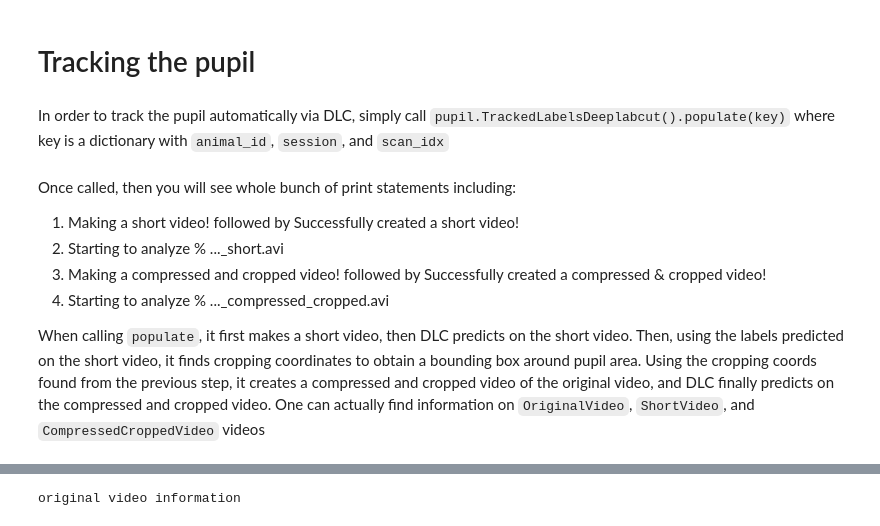
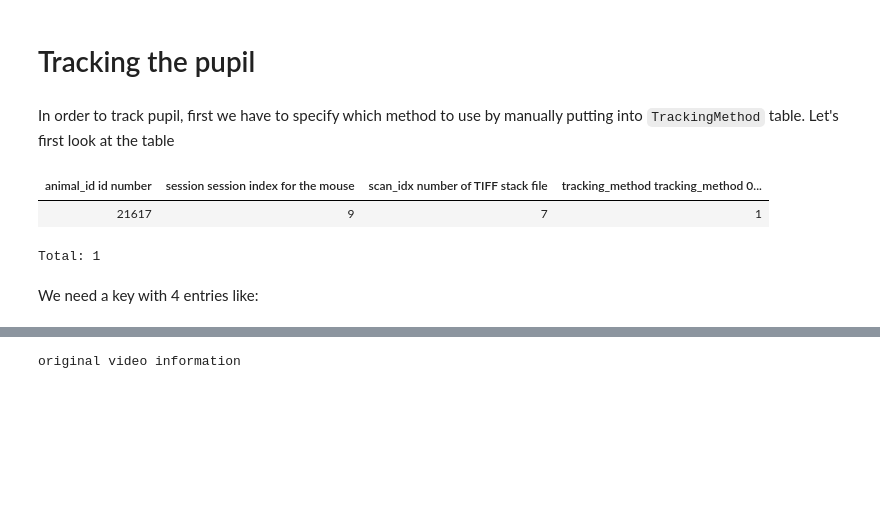
Before and after one commit to cajal/pipeline, a Jupyter notebook: python/example/how_to_track_pupil.ipynb, the cells around one changed output, grey strips where cells are left out. Saved outputs shown, nothing was run; the diff lists cells and outputs as text; code cells hidden in the pictures; blank space fills up the shorter version.

```diff
--- a/python/example/how_to_use_DLC_pupil_tracking.ipynb
+++ b/python/example/how_to_track_pupil.ipynb
@@ -12,6 +51,14 @@ dj.ERD(pupil)
 <datajoint.erd.ERD at 0x...>
 # %% [markdown]
 # Tracking the pupil
-# %% [markdown]
-In order to track the pupil automatically via DLC, simply call `pupil.TrackedLabelsDeeplabcut().populate(key)` where key is a dictionary with `animal_id`, `session`, and `scan_idx`
+# %% [markdown]
+In order to track pupil, first we have to specify which method to use by manually putting into `TrackingMethod` table. Let's first look at the table
+# %%
+pupil.TrackingMethod()
+# %% [output]
+| animal_id id number | session session index for the mouse | scan_idx number of TIFF stack file | tracking_method tracking_method 0... |
+| 21617 | 9 | 7 | 1 |
+Total: 1
+# %% [markdown]
+We need a key with 4 entries like:
 # %%
@@ -20,9 +65,0 @@ key = dict(animal_id=20892, session=10, scan_idx=10) # modify the values
-# %% [markdown]
-Once called, then you will see whole bunch of print statements including:
-
-1. Making a short video! followed by Successfully created a short video!
-2. Starting to analyze %  ..._short.avi
-3. Making a compressed and cropped video! followed by Successfully created a compressed & cropped video!
-4. Starting to analyze %  ..._compressed_cropped.avi
-
-When calling `populate`, it first makes a short video, then DLC predicts on the short video. Then, using the labels predicted on the short video, it finds cropping coordinates to obtain a bounding box around pupil area. Using the cropping coords found from the previous step, it creates a compressed and cropped video of the original video, and DLC finally predicts on the compressed and cropped video. One can actually find information on `OriginalVideo`, `ShortVideo`, and `CompressedCroppedVideo` videos
```
Also changed, not shown: parts of 14 cells of this notebook.
